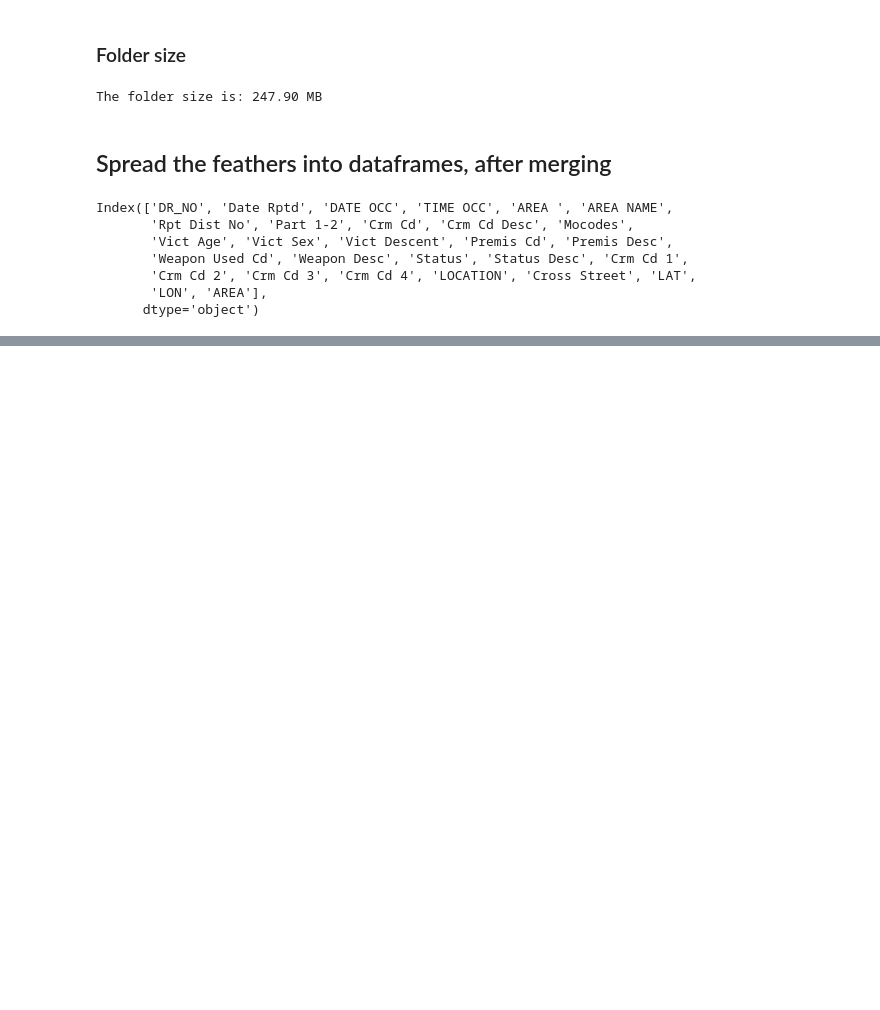
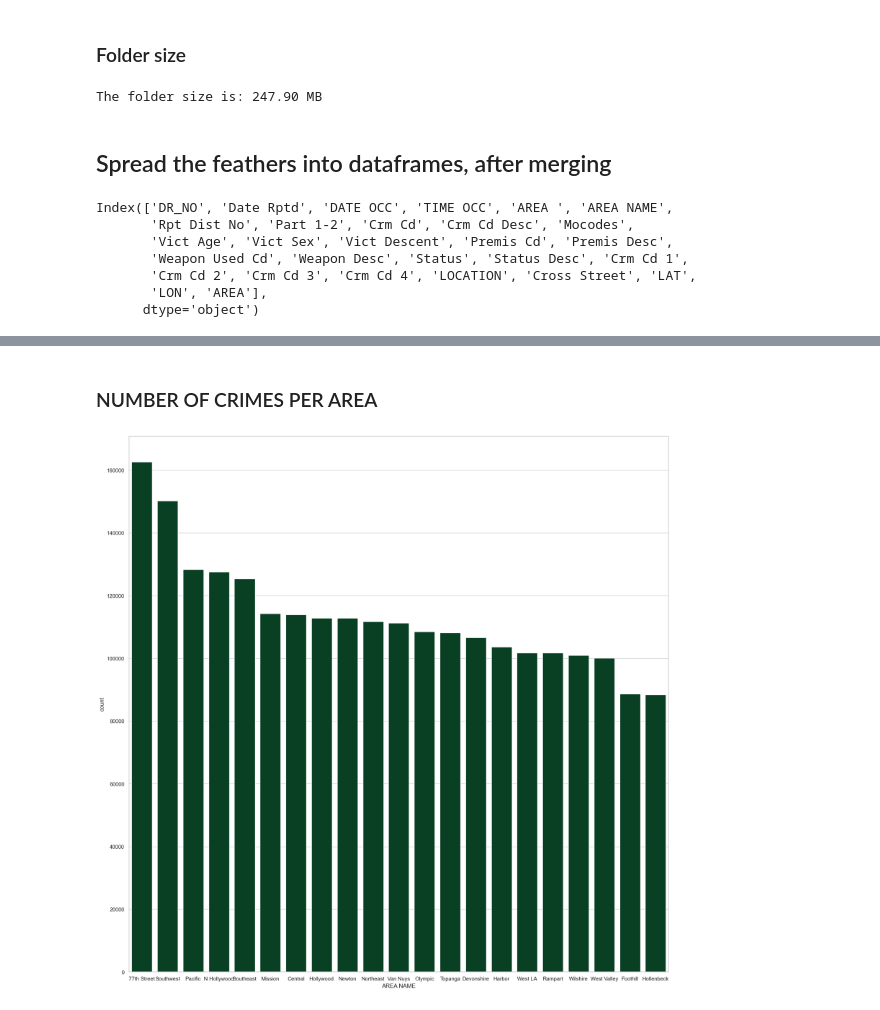
Before and after one commit to H0wl3r2001/AID, a Jupyter notebook: kaggleExtractor.ipynb, the cells around one changed output, grey strips where cells are left out. Drawn from its saved outputs; the diff is of its cells as text; code cells hidden in the pictures; blank space fills up the shorter version.

```diff
--- a/kaggleExtractor.ipynb
+++ b/kaggleExtractor.ipynb
@@ -216,0 +267,10 @@ cdc.head()
+# %%
+cd['DateTimeValues'] = pd.to_datetime(cd['DATE OCC'])
+cd['year'] = cd['DateTimeValues'].dt.year
+cd['month'] = cd['DateTimeValues'].dt.month
+cd['day'] = cd['DateTimeValues'].dt.day
+
+cd['TIME OCC'] = cd['TIME OCC'].astype(str).str.zfill(4)
+cd['HOUR OCC'] = cd['TIME OCC'].apply(lambda t: int(t[:2]))
+
+cd.info()
@@ -216,0 +295,8 @@ cdc.head()
+# %% [markdown]
+### NUMBER OF CRIMES PER AREA
+# %%
+plt.figure(figsize=(20, 20))
+sns.countplot(x="AREA NAME", data=cd, order=cd['AREA NAME'].value_counts().index)
+plt.show()
+# %% [output]
+[figure, added]
```
Also changed, not shown: parts of 30 cells of this notebook.
